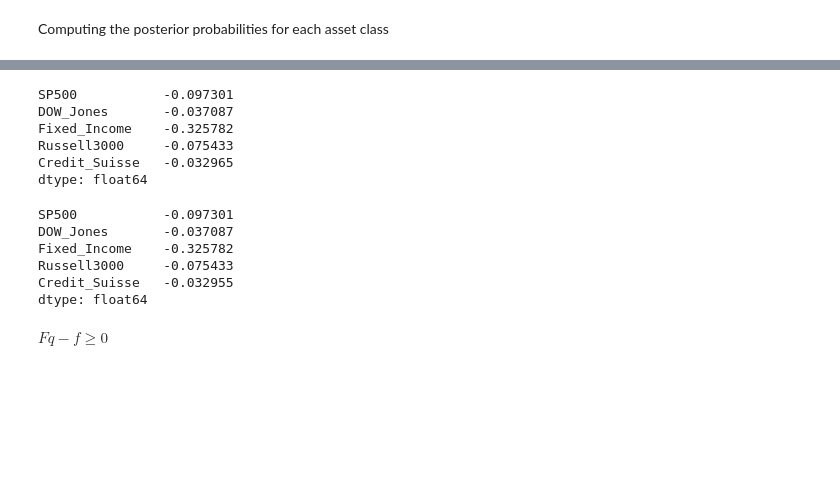
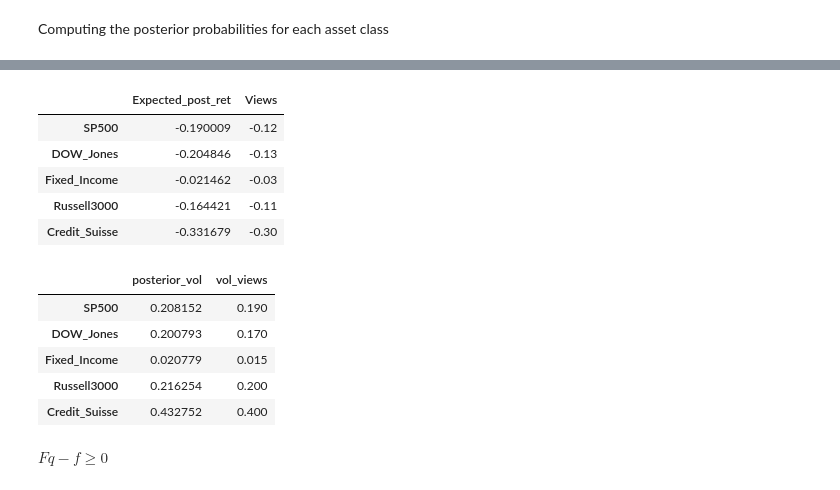
Before and after one commit to LucaDaquanno/Conditional-Monte-Carlo, a Jupyter notebook: Entropy_pool_prob_300323.ipynb, the cells around one changed output, grey strips where cells are left out. Cells and saved outputs as stored; diff of their text form; code cells hidden in the pictures; blank space fills up the shorter version.

Commit message:
Posterior probabilities for each asset class

```diff
--- a/Entropy_pool_prob_300323.ipynb
+++ b/Entropy_pool_prob_300323.ipynb
@@ -737,21 +737,28 @@ for i, column in enumerate(x_restricted.columns):
 # %%
-(post_prob*epsilon_restricted).sum()
+comparing_expected_ret=pd.concat([((post_prob*x_restricted).sum())*252,obj_mean],axis=1)
+comparing_expected_ret.columns=['Expected_post_ret','Views']
+comparing_expected_ret
 # %% [output]
-SP500           -0.097301
-DOW_Jones       -0.037087
-Fixed_Income    -0.325782
-Russell3000     -0.075433
-Credit_Suisse   -0.032965
-dtype: float64
+|  | Expected_post_ret | Views |
+| SP500 | -0.190009 | -0.12 |
+| DOW_Jones | -0.204846 | -0.13 |
+| Fixed_Income | -0.021462 | -0.03 |
+| Russell3000 | -0.164421 | -0.11 |
+| Credit_Suisse | -0.331679 | -0.30 |
 # %%
-v_star1
+post_expected_ret= (post_prob*x_restricted).sum()
+second_moment=(post_prob*(x_restricted**2)).sum()
+post_volatility=np.sqrt(second_moment-post_expected_ret**2)*np.sqrt(252)
+comparing_volatilities=pd.concat([post_volatility,obj_vol],axis=1)
+comparing_volatilities.columns=['posterior_vol','vol_views']
+comparing_volatilities
 # %% [output]
-SP500           -0.097301
-DOW_Jones       -0.037087
-Fixed_Income    -0.325782
-Russell3000     -0.075433
-Credit_Suisse   -0.032955
-dtype: float64
+|  | posterior_vol | vol_views |
+| SP500 | 0.208152 | 0.190 |
+| DOW_Jones | 0.200793 | 0.170 |
+| Fixed_Income | 0.020779 | 0.015 |
+| Russell3000 | 0.216254 | 0.200 |
+| Credit_Suisse | 0.432752 | 0.400 |
 # %% [markdown]
 $ Fq - f \geq 0$
 # %% [markdown]
```
Also changed, not shown: parts of 9 cells of this notebook.
